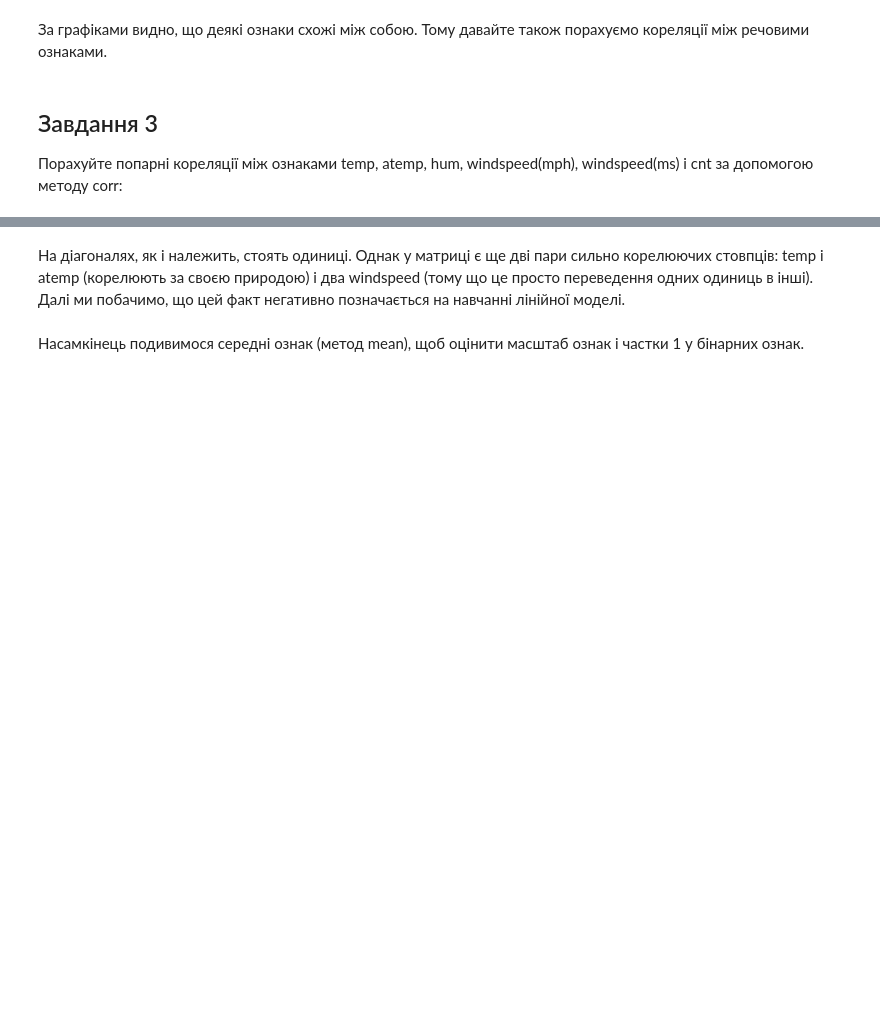
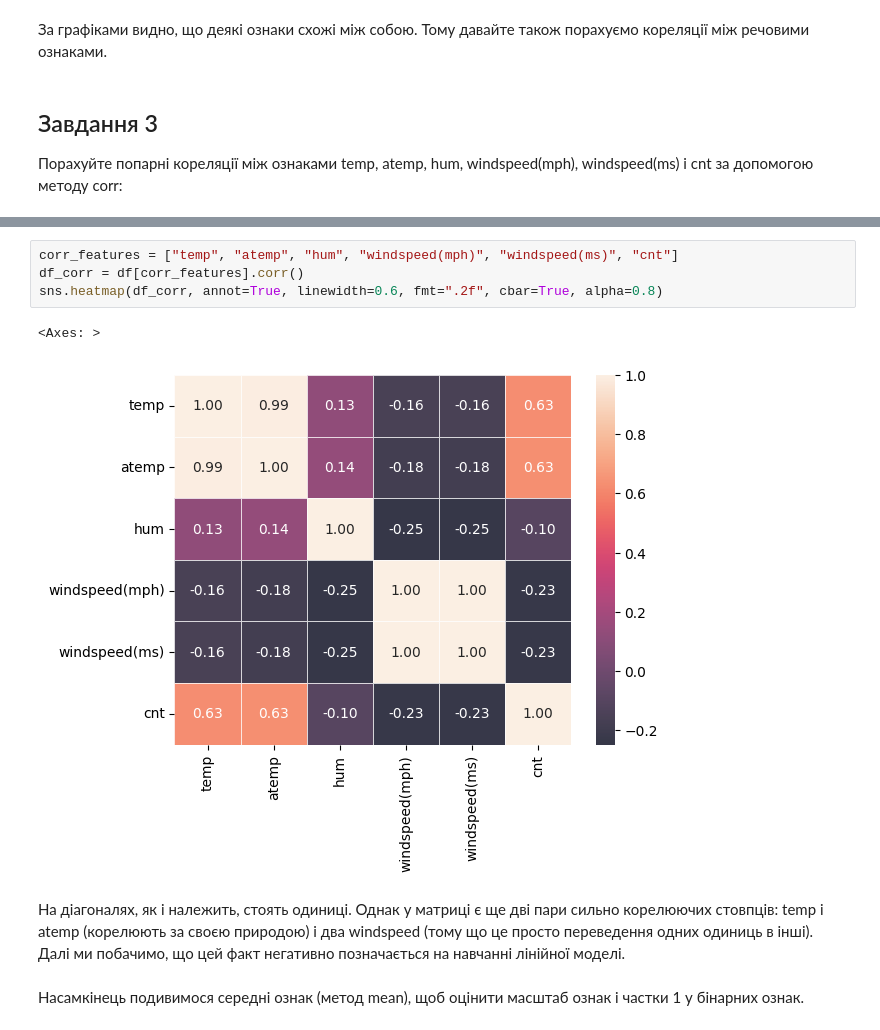
Before and after one commit to KyryloChalov/DS, a Jupyter notebook: HW_04/hw4.ipynb, the cells around one changed output, grey strips where cells are left out. Drawn from its saved outputs; the diff is of its cells as text; blank space fills up the shorter version.

```diff
--- a/HW_04/hw4.ipynb
+++ b/HW_04/hw4.ipynb
@@ -76,3 +167,10 @@ __Запитання:__
+# %%
+corr_features = ["temp", "atemp", "hum", "windspeed(mph)", "windspeed(ms)", "cnt"]
+df_corr = df[corr_features].corr()
+sns.heatmap(df_corr, annot=True, linewidth=0.6, fmt=".2f", cbar=True, alpha=0.8)
+# %% [output]
+<Axes: >
+[figure, added]
 # %% [markdown]
 На діагоналях, як і належить, стоять одиниці. Однак у матриці є ще дві пари сильно корелюючих стовпців: temp і atemp (корелюють за своєю природою) і два windspeed (тому що це просто переведення одних одиниць в інші). Далі ми побачимо, що цей факт негативно позначається на навчанні лінійної моделі.
 # %% [markdown]
```
Also changed, not shown: parts of 40 cells of this notebook.
